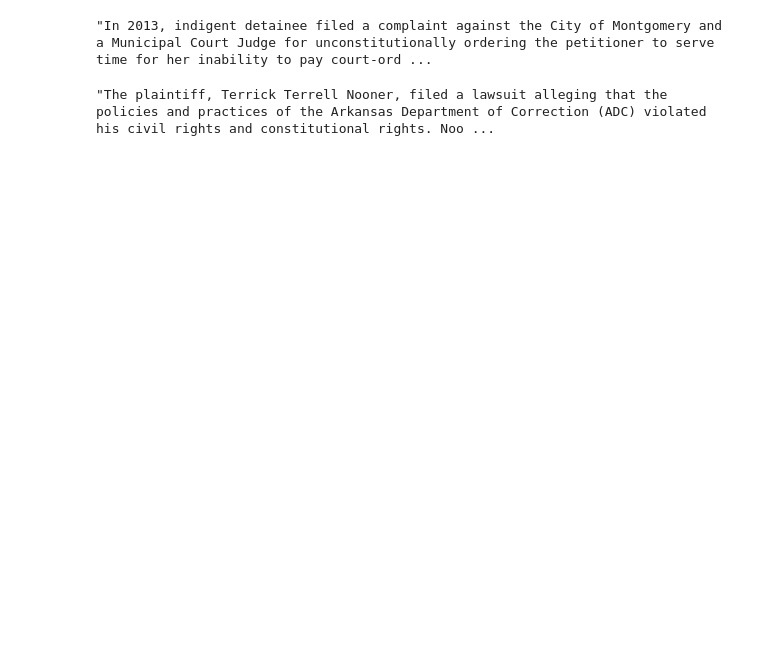
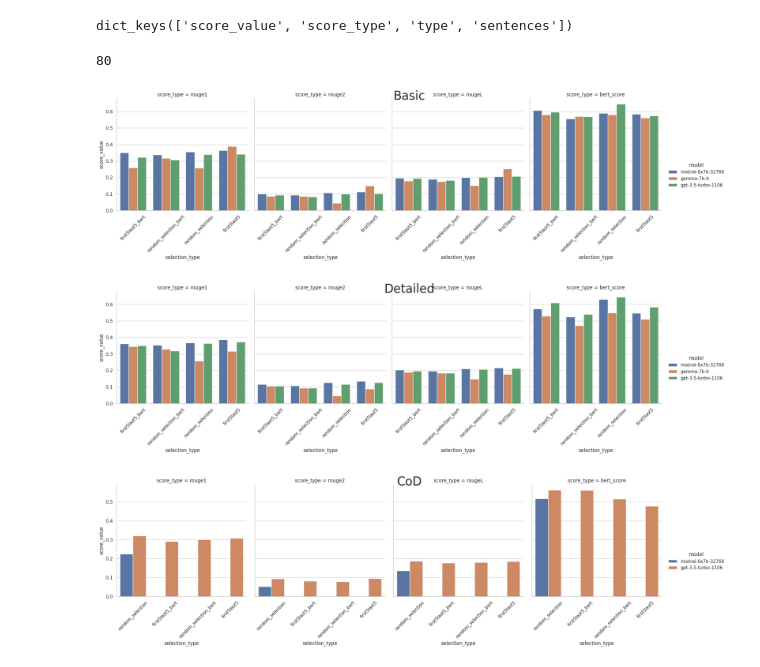
Before and after one commit to Tron404/FACILEX_prototyping_EK, a Jupyter notebook: caselaw_summary/eval.ipynb, the cells around one changed output. Drawn from its saved outputs; the diff is of its cells as text; code cells hidden in the pictures; blank space fills up the shorter version.

Commit message:
summary some more

```diff
--- a/caselaw_summary/eval.ipynb
+++ b/caselaw_summary/eval.ipynb
@@ -33,5 +25,6 @@ The plaintiffs filed a lawsuit on March 8, 2014, alleging that the City of Montg
 # %%
 import os
+from collections import defaultdict
 
 ## ROUGE
 # ['led: rouge1: 48.77', 'led: rouge2: 25.24', 'led: rougeL: 33.67', 'led: rougeLsum: 33.94']
@@ -41,10 +34,19 @@ import os
 # ['led: precision: 0.74', 'led: recall: 0.61', 'led: f1: 0.67']
 # ['primera: precision: 0.74', 'primera: recall: 0.62', 'primera: f1: 0.68']
 
-for file in os.listdir():
-    if "151_predicted" in file:
-        predicted = pickle.load(open(file, "rb"))
-        print(file.split(".")[0])
-        print([f"{metric} : {np.mean(val) * 100:0.2f}"for metric, val in rouge_scoring.compute(predictions=predicted, references=modified_dataset["summary/short"][:len(predicted)], use_stemmer = True).items()])
-        print([f"{metric} : {np.mean(val[0]):0.2f}"for metric, val in bertscore.compute(predictions=predicted, references=modified_dataset["summary/short"][:len(predicted)], model_type="microsoft/deberta-large-mnli", batch_size = 2).items() if metric != "hashcode"])
-        print("----------")
+results = {"model": [], "selection_type": [], "prompt_type": [], "score_value": [], "score_type": []}
+for model in os.listdir("answers/"):
+    for prompt_type in os.listdir(f"answers/{model}/"):
+        for selection_type in os.listdir(f"answers/{model}/{prompt_type}/"):
+            predicted = load_predicted_data(f"answers/{model}/{prompt_type}/{selection_type}/")
+            bert_scores = bertscore.compute(predictions=predicted, references=modified_dataset["summary/short"][:len(predicted)], model_type="microsoft/deberta-large-mnli", batch_size = 10)
+            r_scores = rouge_scoring.compute(predictions=predicted, references=modified_dataset["summary/short"][:len(predicted)], use_stemmer = True)
+
+            r_scores = {metric: round(np.mean(val), 3) for metric, val in r_scores.items()}
+            bert_scores = {metric: round(np.mean(val[0]), 3) for metric, val in bert_scores.items() if metric != "hashcode"}
+
+            results["model"] += [model] * 4
+            results["selection_type"] += [selection_type] * 4
+            results["prompt_type"] += [prompt_type] * 4
+            results["score_value"] += [r_scores["rouge1"], r_scores["rouge2"], r_scores["rougeL"], bert_scores["f1"]]
+            results["score_type"] += ["rouge1", "rouge2", "rougeL", "bert_score"]
@@ -81,8 +57,33 @@ predicted = pickle.load(open("151_predicted_basic_text_1shot_cot_summarization_r
-# %%
-modified_dataset["summary/short"][1]
-# %% [output]
-"In 2013, indigent detainee filed a complaint against the City of Montgomery and a Municipal Court Judge for unconstitutionally ordering the petitioner to serve time for her inability to pay court-ord ...
-# %%
-predicted[1]
-# %% [output]
-"The plaintiff, Terrick Terrell Nooner, filed a lawsuit alleging that the policies and practices of the Arkansas Department of Correction (ADC) violated his civil rights and constitutional rights. Noo ...
+# %%
+ext_results.keys()
+# %% [output]
+dict_keys(['score_value', 'score_type', 'type', 'sentences'])
+# %%
+print(len(ext_results["score_type"]))
+# %% [output]
+80
+# %%
+import pandas as pd
+import matplotlib.pyplot as plt
+import seaborn as sns
+
+df_results = pd.DataFrame(results)
+# df_results = df_results[df_results["model"] == "gpt-3.5-turbo-1106"]
+
+sns.set_theme(style = "whitegrid")
+plot = sns.catplot(kind = "bar", data = df_results[df_results["prompt_type"] == "basic"], x = "selection_type", y = "score_value", hue = "model", col = "score_type")
+plot.set_xticklabels(rotation = 45)
+plt.suptitle("Basic", fontsize=30)
+plt.show()
+plot = sns.catplot(kind = "bar", data = df_results[df_results["prompt_type"] == "detailed"], x = "selection_type", y = "score_value", hue = "model", col = "score_type")
+plot.set_xticklabels(rotation = 45)
+plt.suptitle("Detailed", fontsize=30)
+plt.show()
+plot = sns.catplot(kind = "bar", data = df_results[df_results["prompt_type"] == "cod"], x = "selection_type", y = "score_value", hue = "model", col = "score_type")
+plot.set_xticklabels(rotation = 45)
+plt.suptitle("CoD", fontsize=30)
+plt.show()
+# %% [output]
+[figure, added]
+[figure, added]
+[figure, added]
```
Also changed, not shown: parts of 5 cells of this notebook, 15 other files.
